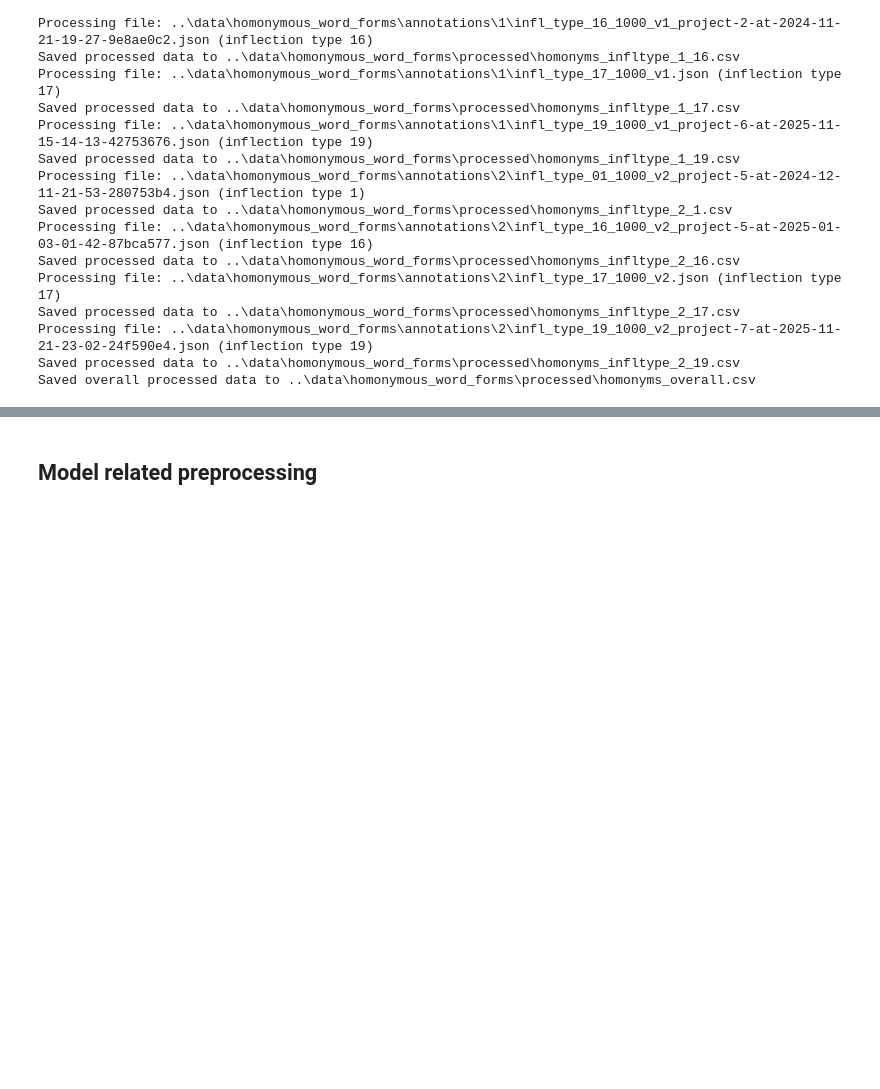
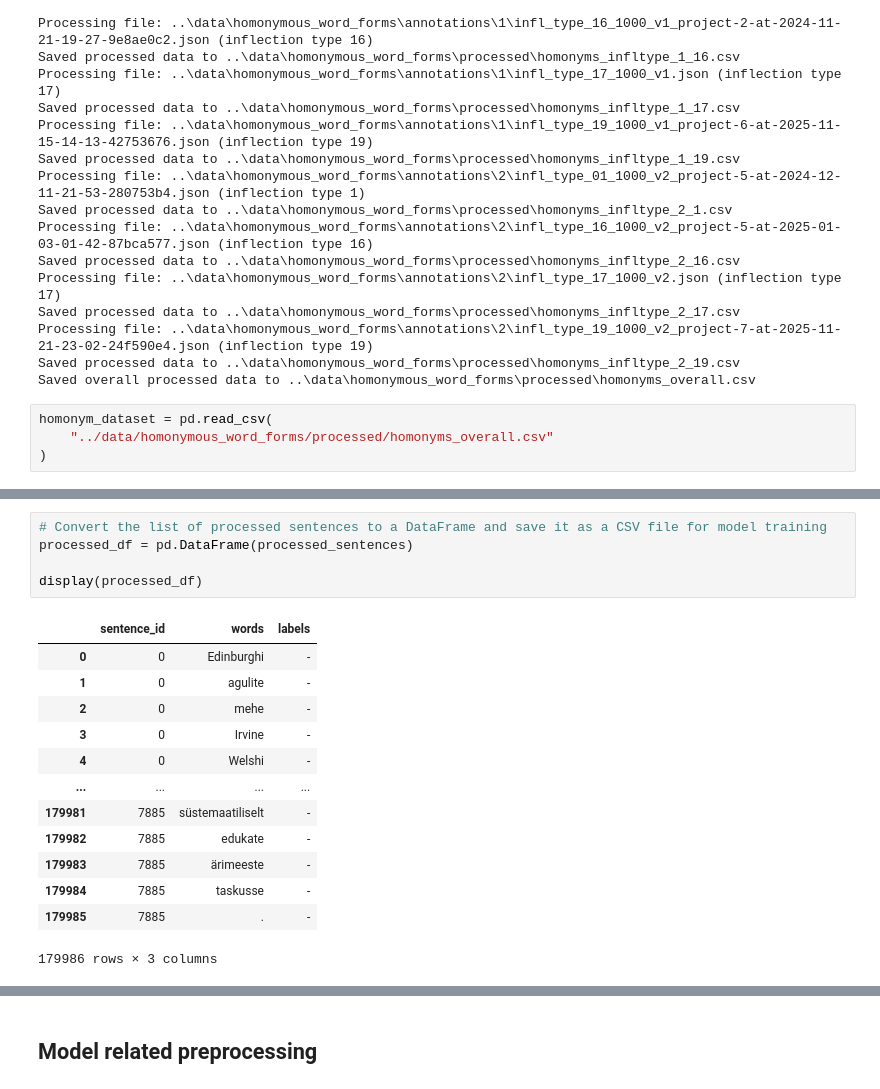
Before and after one commit to SanderSaska/EstNLTK_model_training, a Jupyter notebook: notebooks/data_preprocessing.ipynb, the cells around one changed output, grey strips where cells are left out. Cells and saved outputs as stored; diff of their text form; blank space fills up the shorter version.

Commit message:
Creating homonym dataset that fits as model's input

```diff
--- a/notebooks/data_preprocessing.ipynb
+++ b/notebooks/data_preprocessing.ipynb
@@ -367,3 +367,7 @@ Saved processed data to ..\data\homonymous_word_forms\processed\homonyms_infltyp
 Processing file: ..\data\homonymous_word_forms\annotations\2\infl_type_19_1000_v2_project-7-at-2025-11-21-23-02-24f590e4.json (inflection type 19)
 Saved processed data to ..\data\homonymous_word_forms\processed\homonyms_infltype_2_19.csv
 Saved overall processed data to ..\data\homonymous_word_forms\processed\homonyms_overall.csv
+# %%
+homonym_dataset = pd.read_csv(
+    "../data/homonymous_word_forms/processed/homonyms_overall.csv"
+)
@@ -369,0 +432,19 @@ Saved overall processed data to ..\data\homonymous_word_forms\processed\homonyms
+# %%
+# Convert the list of processed sentences to a DataFrame and save it as a CSV file for model training
+processed_df = pd.DataFrame(processed_sentences)
+
+display(processed_df)
+# %% [output]
+|  | sentence_id | words | labels |
+| 0 | 0 | Edinburghi | - |
+| 1 | 0 | agulite | - |
+| 2 | 0 | mehe | - |
+| 3 | 0 | Irvine | - |
+| 4 | 0 | Welshi | - |
+| ... | ... | ... | ... |
+| 179981 | 7885 | süstemaatiliselt | - |
+| 179982 | 7885 | edukate | - |
+| 179983 | 7885 | ärimeeste | - |
+| 179984 | 7885 | taskusse | - |
+| 179985 | 7885 | . | - |
+179986 rows × 3 columns
```
Also changed, not shown: parts of 6 cells of this notebook.
